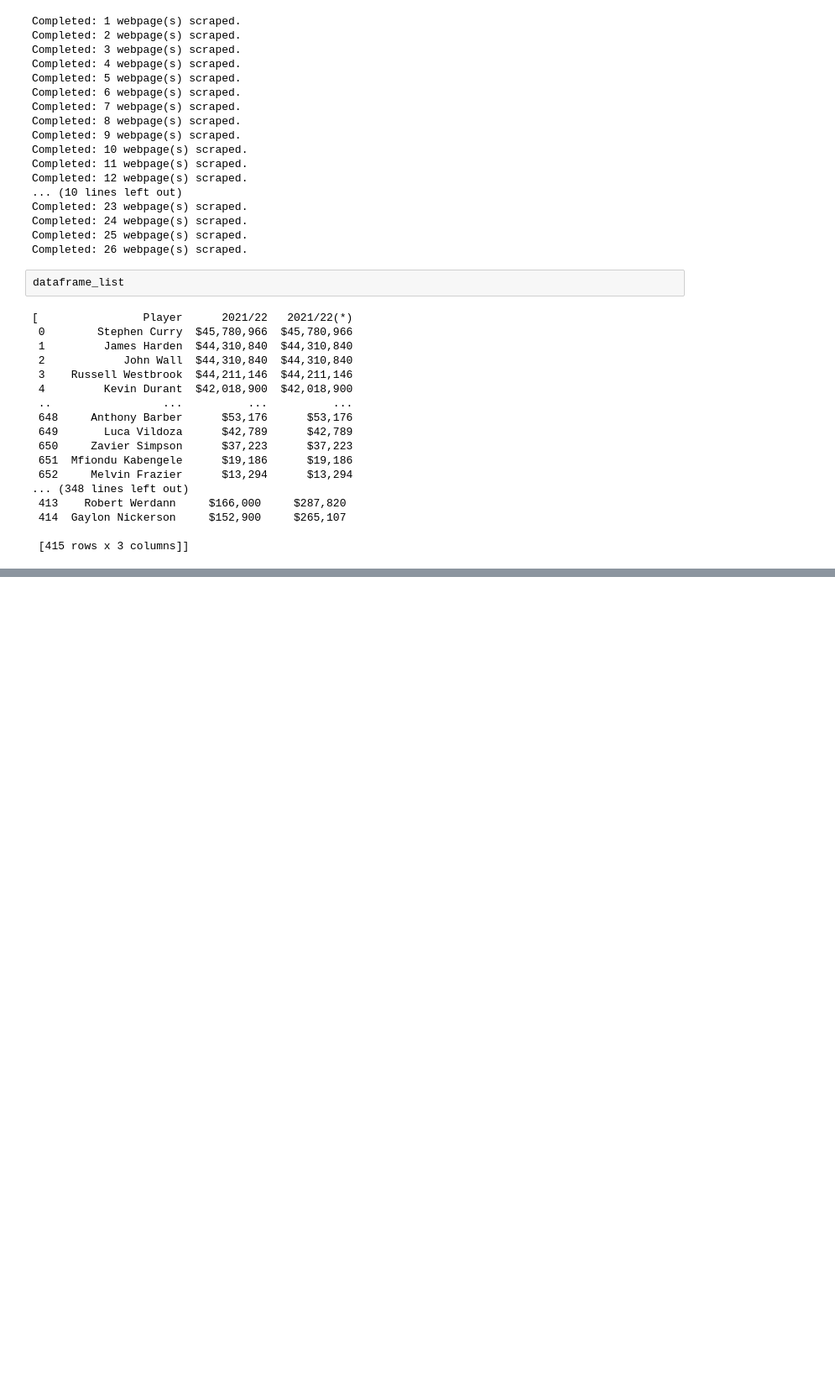
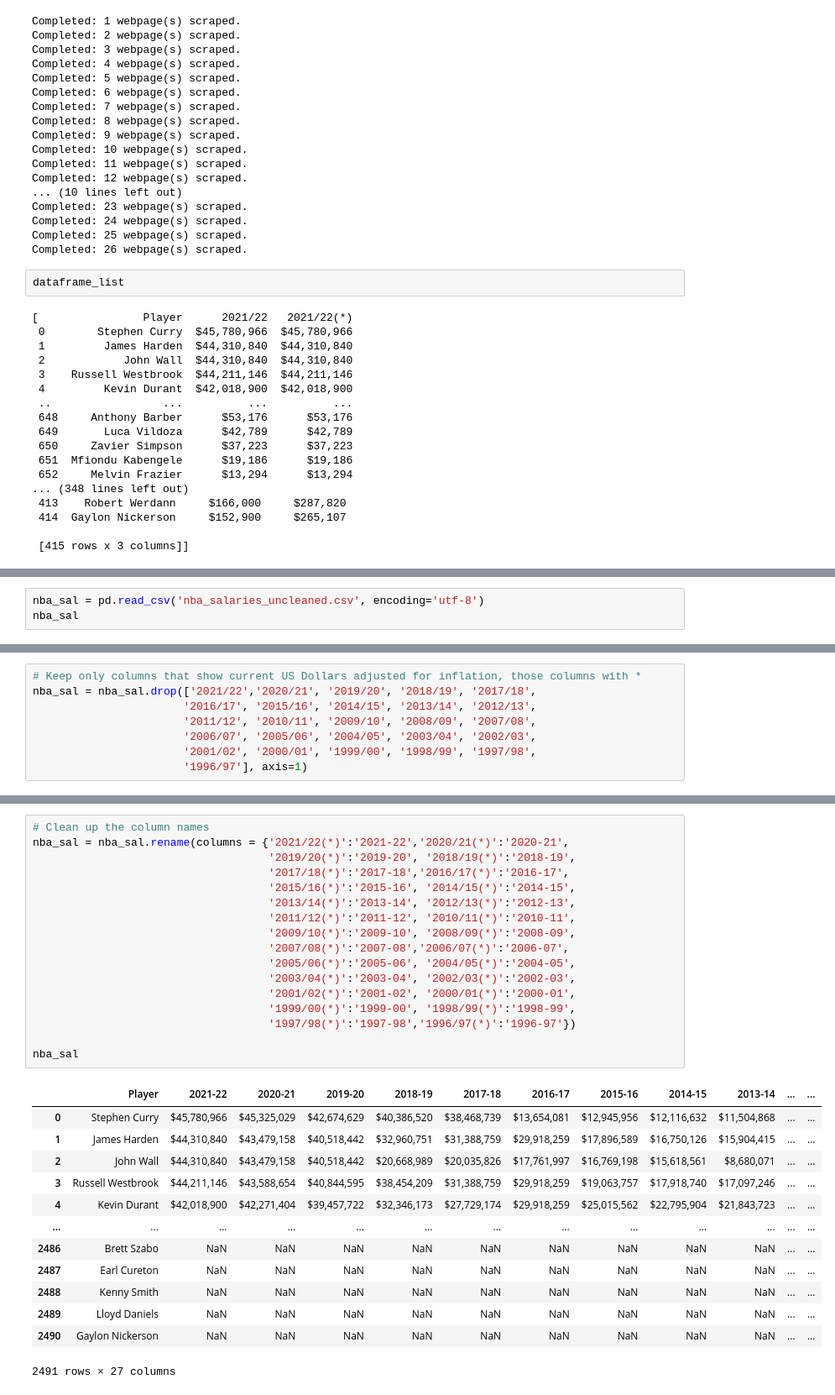
Before and after one commit to sandra-t-3282/NBA_Salary_Regression, a Jupyter notebook: salaries_nba_pipeline.ipynb, the cells around one changed output, grey strips where cells are left out. Shown at 84% size. Cells and saved outputs as stored; diff of their text form; blank space fills up the shorter version.

```diff
--- a/salaries_nba_pipeline.ipynb
+++ b/salaries_nba_pipeline.ipynb
@@ -208,0 +146,3 @@ curry_sal2
+# %%
+nba_sal = pd.read_csv('nba_salaries_uncleaned.csv', encoding='utf-8')
+nba_sal
@@ -208,0 +180,8 @@ curry_sal2
+# %%
+# Keep only columns that show current US Dollars adjusted for inflation, those columns with *
+nba_sal = nba_sal.drop(['2021/22','2020/21', '2019/20', '2018/19', '2017/18',
+                       '2016/17', '2015/16', '2014/15', '2013/14', '2012/13',
+                       '2011/12', '2010/11', '2009/10', '2008/09', '2007/08',
+                       '2006/07', '2005/06', '2004/05', '2003/04', '2002/03',
+                       '2001/02', '2000/01', '1999/00', '1998/99', '1997/98',
+                       '1996/97'], axis=1)
@@ -208,0 +204,31 @@ curry_sal2
+# %%
+# Clean up the column names
+nba_sal = nba_sal.rename(columns = {'2021/22(*)':'2021-22','2020/21(*)':'2020-21',
+                                    '2019/20(*)':'2019-20', '2018/19(*)':'2018-19',
+                                    '2017/18(*)':'2017-18','2016/17(*)':'2016-17',
+                                    '2015/16(*)':'2015-16', '2014/15(*)':'2014-15',
+                                    '2013/14(*)':'2013-14', '2012/13(*)':'2012-13',
+                                    '2011/12(*)':'2011-12', '2010/11(*)':'2010-11',
+                                    '2009/10(*)':'2009-10', '2008/09(*)':'2008-09',
+                                    '2007/08(*)':'2007-08','2006/07(*)':'2006-07',
+                                    '2005/06(*)':'2005-06', '2004/05(*)':'2004-05',
+                                    '2003/04(*)':'2003-04', '2002/03(*)':'2002-03',
+                                    '2001/02(*)':'2001-02', '2000/01(*)':'2000-01',
+                                    '1999/00(*)':'1999-00', '1998/99(*)':'1998-99',
+                                    '1997/98(*)':'1997-98','1996/97(*)':'1996-97'})
+
+nba_sal
+# %% [output]
+|  | Player | 2021-22 | 2020-21 | 2019-20 | 2018-19 | 2017-18 | 2016-17 | 2015-16 | 2014-15 | 2013-14 | ... | ... |
+| 0 | Stephen Curry | $45,780,966 | $45,325,029 | $42,674,629 | $40,386,520 | $38,468,739 | $13,654,081 | $12,945,956 | $12,116,632 | $11,504,868 | ... | ... |
+| 1 | James Harden | $44,310,840 | $43,479,158 | $40,518,442 | $32,960,751 | $31,388,759 | $29,918,259 | $17,896,589 | $16,750,126 | $15,904,415 | ... | ... |
+| 2 | John Wall | $44,310,840 | $43,479,158 | $40,518,442 | $20,668,989 | $20,035,826 | $17,761,997 | $16,769,198 | $15,618,561 | $8,680,071 | ... | ... |
+| 3 | Russell Westbrook | $44,211,146 | $43,588,654 | $40,844,595 | $38,454,209 | $31,388,759 | $29,918,259 | $19,063,757 | $17,918,740 | $17,097,246 | ... | ... |
+| 4 | Kevin Durant | $42,018,900 | $42,271,404 | $39,457,722 | $32,346,173 | $27,729,174 | $29,918,259 | $25,015,562 | $22,795,904 | $21,843,723 | ... | ... |
+| ... | ... | ... | ... | ... | ... | ... | ... | ... | ... | ... | ... | ... |
+| 2486 | Brett Szabo | NaN | NaN | NaN | NaN | NaN | NaN | NaN | NaN | NaN | ... | ... |
+| 2487 | Earl Cureton | NaN | NaN | NaN | NaN | NaN | NaN | NaN | NaN | NaN | ... | ... |
+| 2488 | Kenny Smith | NaN | NaN | NaN | NaN | NaN | NaN | NaN | NaN | NaN | ... | ... |
+| 2489 | Lloyd Daniels | NaN | NaN | NaN | NaN | NaN | NaN | NaN | NaN | NaN | ... | ... |
+| 2490 | Gaylon Nickerson | NaN | NaN | NaN | NaN | NaN | NaN | NaN | NaN | NaN | ... | ... |
+2491 rows × 27 columns
```
Also changed, not shown: parts of 35 cells of this notebook, 5 other files.
